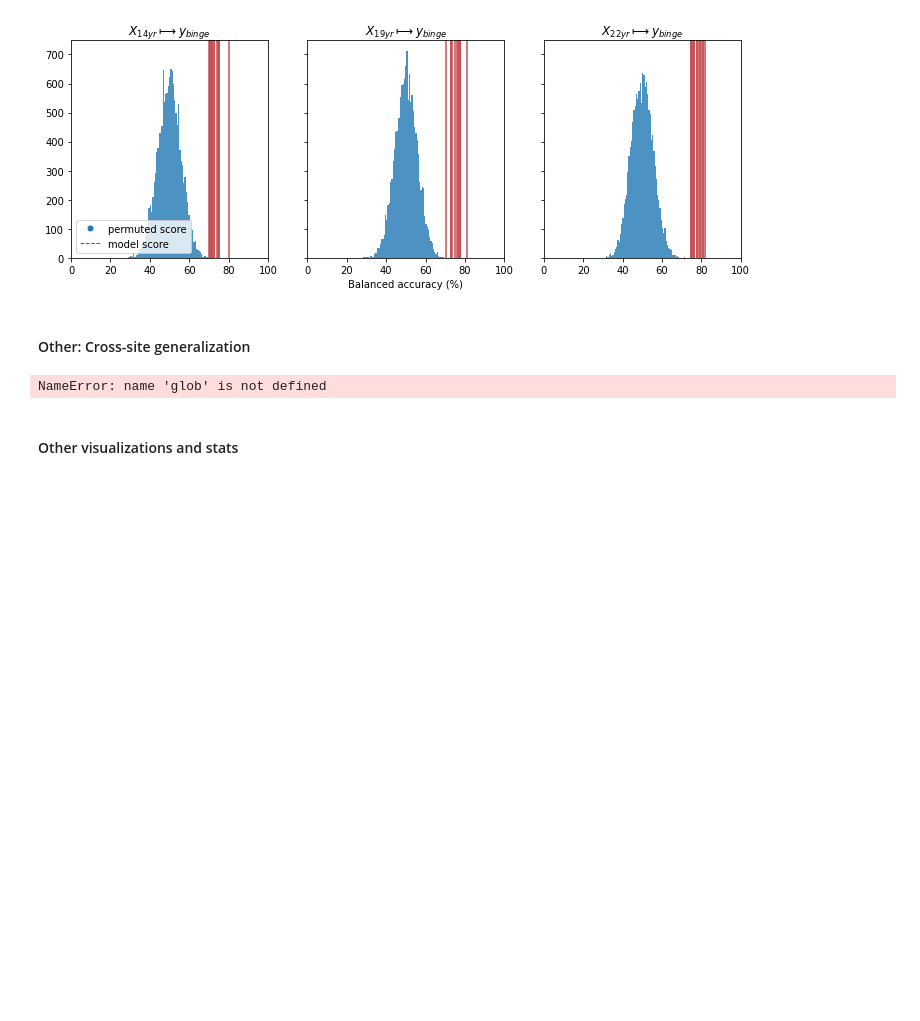
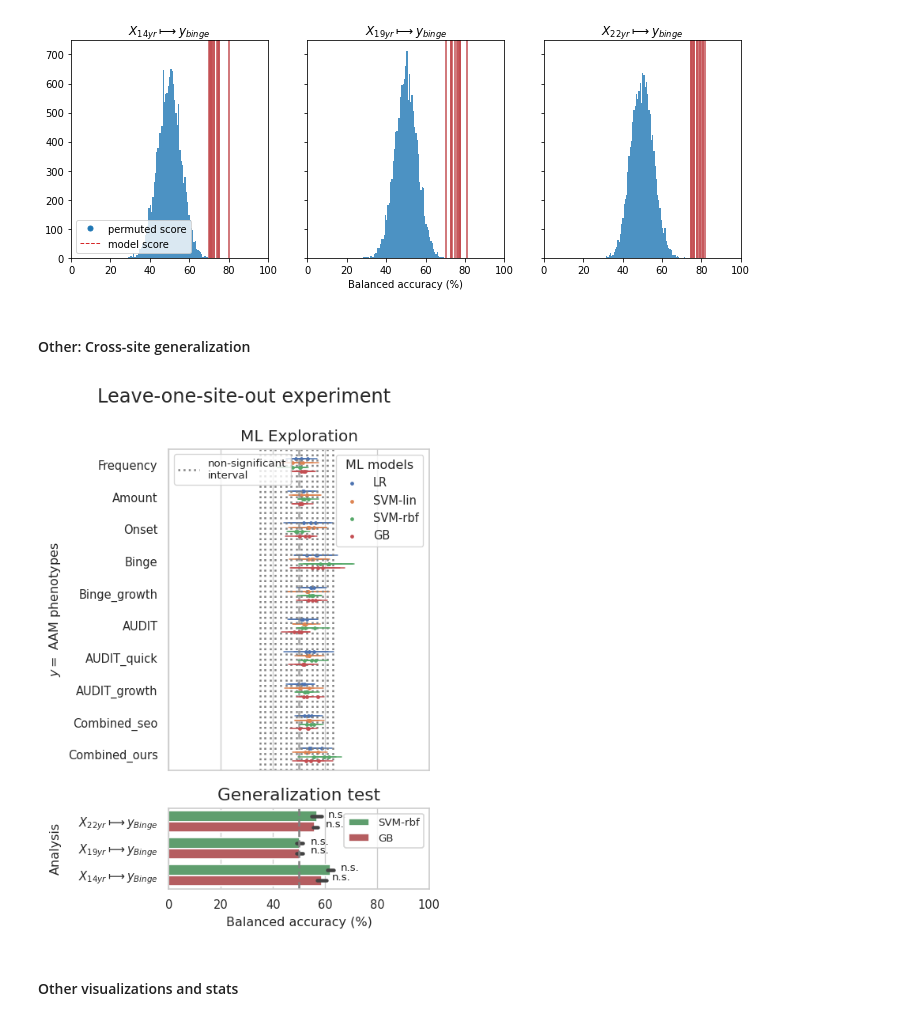
Before and after one commit to RoshanRane/ML_for_IMAGEN, a Jupyter notebook: generate_figures.ipynb, the cells around one changed output. Drawn from its saved outputs; the diff is of its cells as text; code cells hidden in the pictures; blank space fills up the shorter version.

```diff
--- a/generate_figures.ipynb
+++ b/generate_figures.ipynb
@@ -582,9 +584,9 @@ r_path = "lbls"
 HOLDOUT_RESULTS = "MLpipelines/results/holdout_results_sites.csv"
 OUTPUT = "results_sites"
 df_fulls = [
-    (r"(a) $X=$ sMRI features at age 22 (FU3)", [pd.read_csv(f) for f in sorted(glob(f"MLpipelines/results/across_sites/{r_path}-fu3*/*/run.csv"))]),
-    (r"(b) $X=$ sMRI features at age 19 (FU2)", [pd.read_csv(f) for f in sorted(glob(f"MLpipelines/results/across_sites/{r_path}-fu2*/*/run.csv"))]),
-    (r"(c) $X=$ sMRI features at age 14 (BL)",  [pd.read_csv(f) for f in sorted(glob(f"MLpipelines/results/across_sites/{r_path}-bl*/*/run.csv"))]),
+    (r"(a) $X=$MRI features at age 22 (FU3)", [pd.read_csv(f) for f in sorted(glob(f"MLpipelines/results/across_sites/{r_path}-fu3*/*/run.csv"))]),
+    (r"(b) $X=$MRI features at age 19 (FU2)", [pd.read_csv(f) for f in sorted(glob(f"MLpipelines/results/across_sites/{r_path}-fu2*/*/run.csv"))]),
+    (r"(c) $X=$MRI features at age 14 (BL)",  [pd.read_csv(f) for f in sorted(glob(f"MLpipelines/results/across_sites/{r_path}-bl*/*/run.csv"))]),
 ]
 x = "test_score"#'roc_auc'
 conf_ctrl = 'cb'
@@ -604,7 +606,7 @@ df = pd.DataFrame()
 
 ax = axes[0]
 
-# HACK : set the input_sMRI_type as a 'technique' to make the rest of the function work
+# HACK : set the input_MRI_type as a 'technique' to make the rest of the function work
 for t, df_full in df_fulls:
     dfi = pd.concat(df_full)
     # drop confound-related columns
@@ -640,7 +642,7 @@ for j, (t, dfi) in enumerate(df.groupby("technique", sort=False)):
                        ci='sd', errwidth=errwidth, capsize=0,
                        dodge=dodge, scale=scale, palette=palette)
 
-ax.set_title("Exploratory analysis", fontsize=12)
+ax.set_title("ML Exploration", fontsize=12)
 ax.set_xlim(xlim)
 ax.set_xlabel("")
 ax.set_ylabel(r"$y=$ AAM phenotypes")
@@ -699,34 +701,34 @@ ax = sns.barplot(x=x, y=y, data=df, order=y_order,
 
 # draw the chance line in the legend
 ax.axvline(x=50, c='gray', ls='--', lw=1.5)
 
 labelmodel_order = np.dstack(np.meshgrid(BEST_MODELS, y_order)).reshape(-1,2).tolist()
 # perform FDR correction
 from statsmodels.stats.multitest import multipletests
 p_vals = [df.loc[(df[y]==yi) & (df['model']==mi), "p_value"].unique()[0] for mi,yi in labelmodel_order]
 # print("\nbefore correction:\n", p_vals)
 _,p_vals,_,_ = multipletests(p_vals, method="fdr_bh")
 # print("after correction:\n", p_vals)
 # add significance stars
 for k, (mi,yi) in enumerate(labelmodel_order):
     ast = return_asterisks(p_vals[k])
     x_pos = df.loc[(df[y]==yi) & (df['model']==mi), x].mean() + 4 # + 4 offset
     y_pos = (k//2 - 0.05) + [-0.1,+0.25][BEST_MODELS.index(mi)]
 #     print(mean_x, yi.split(' ')[0], 'xy=',(x_pos, y_pos), mi, "{:.4f}".format(p_vals[k]))
     ax.annotate(ast, xy=(x_pos, y_pos),
                 color='k', fontsize=8)
 
 
 handles, legends = ax.get_legend_handles_labels()
 ax.legend(handles[:2], legends[:2], fancybox=True, frameon=True, loc="upper right", fontsize=8)
 ax.set_title("Generalization test", fontsize=13)
 ax.set_ylabel("Analysis", labelpad=13)
 plt.suptitle("Leave-one-site-out experiment")
 plt.xlabel(xlabel)
 plt.tight_layout()
 plt.savefig("figures/{}{}.pdf".format(OUTPUT, "_auc" if x=='roc_auc' else ''), bbox_inches='tight', pad_inches=0.05)
 # %% [output]
-NameError: name 'glob' is not defined
+[figure, added]
 # %% [markdown]
 #### Other visualizations and stats
 # %%
```
Also changed, not shown: parts of 3 cells of this notebook, 4 other files.
